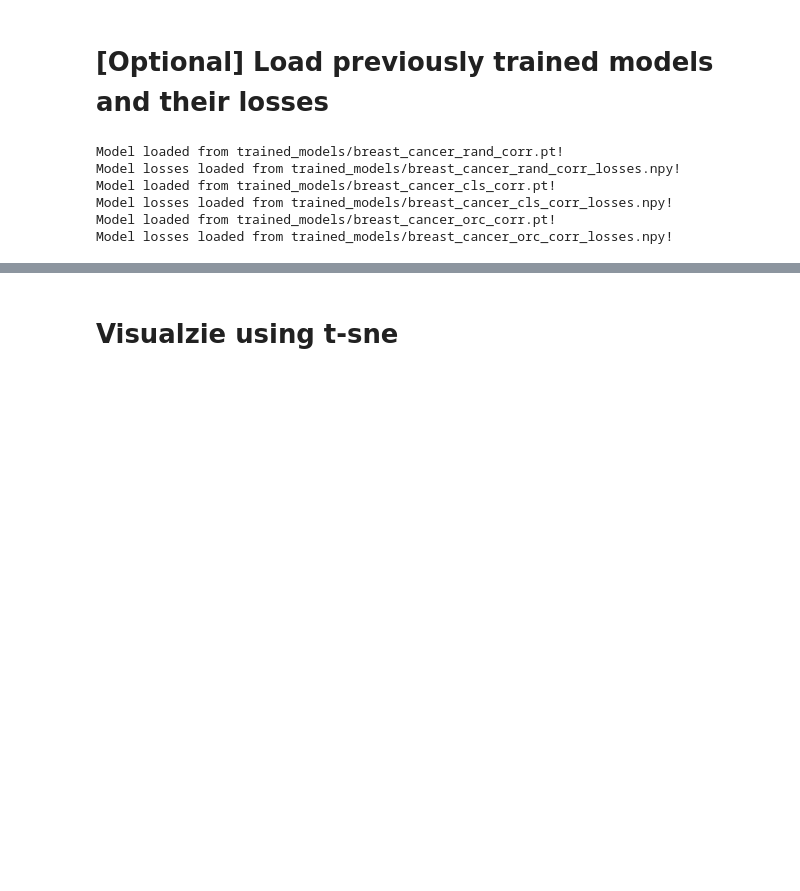
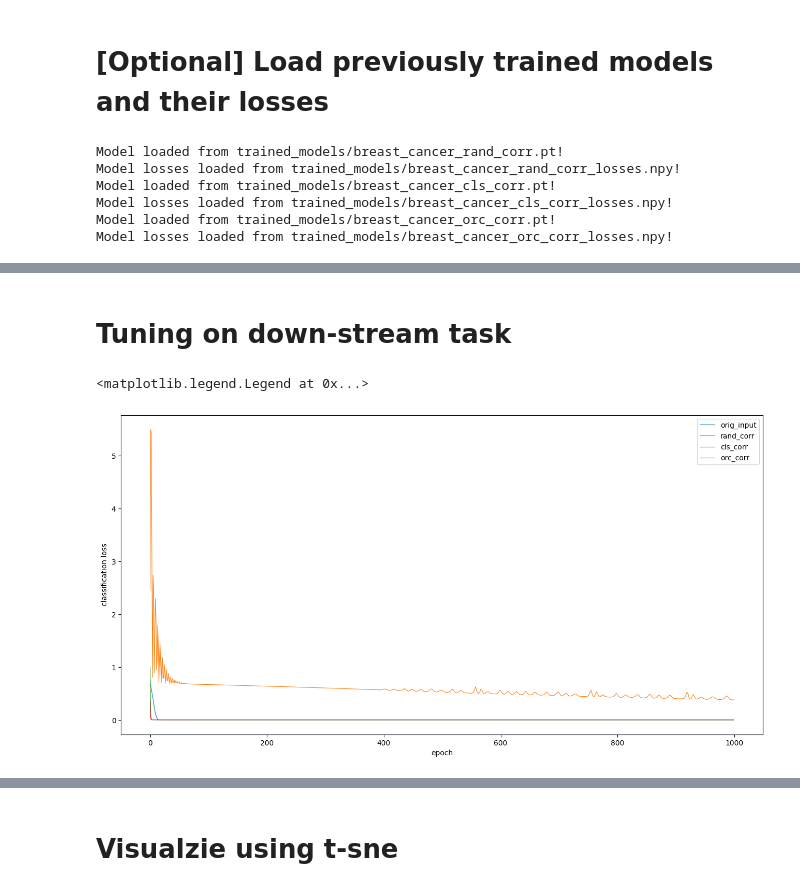
Before and after one commit to willtop/Tabular-Class-Conditioned-SSL, a Jupyter notebook: main.ipynb, the cells around one changed output, grey strips where cells are left out. Drawn from its saved outputs; the diff is of its cells as text; code cells hidden in the pictures; blank space fills up the shorter version.

Commit message:
Implemented classification head as neural nets, performances not ideal

```diff
--- a/main.ipynb
+++ b/main.ipynb
@@ -208,0 +230,32 @@ ax.legend()
+# %% [markdown]
+# Tuning on down-stream task
+# %%
+epochs = 1_000
+
+# Take the labeled dataset
+# For now, just use a single sampler, would lead to different shuffled order for training data to different models, shouldn't be any essential difference
+supervised_sampler = SupervisedSampler(data=train_data[mask_train_labeled], batch_size=batch_size, target=train_target[mask_train_labeled])
+
+for key in ['rand_corr', 'cls_corr', 'orc_corr']:
+    models[key].freeze_encoder()
+
+optimizers, loss_histories = {}, {}
+for key in ['orig_input', 'rand_corr', 'cls_corr', 'orc_corr']:
+    optimizers[key] = Adam(filter(lambda p: p.requires_grad, models[key].parameters()), lr=0.001)
+    loss_histories[key] = []
+
+for eopch in tqdm(range(1, epochs+1)):
+    for key in ['orig_input', 'rand_corr', 'cls_corr', 'orc_corr']:
+        epoch_loss = train_classification_epoch(models[key], supervised_sampler, optimizers[key], one_hot_encoder, device)
+        loss_histories[key].append(epoch_loss)
+
+# visualize loss
+fig, ax = plt.subplots(figsize=(16, 8))
+for key in ['orig_input', 'rand_corr', 'cls_corr', 'orc_corr']:
+    ax.plot(loss_histories[key], label=key, linewidth=0.8)
+ax.set_xlabel("epoch")
+ax.set_ylabel("classification loss")
+ax.legend()
+# %% [output]
+<matplotlib.legend.Legend at 0x...>
+[figure, added]
```
Also changed, not shown: parts of 15 cells of this notebook, 15 other files.
